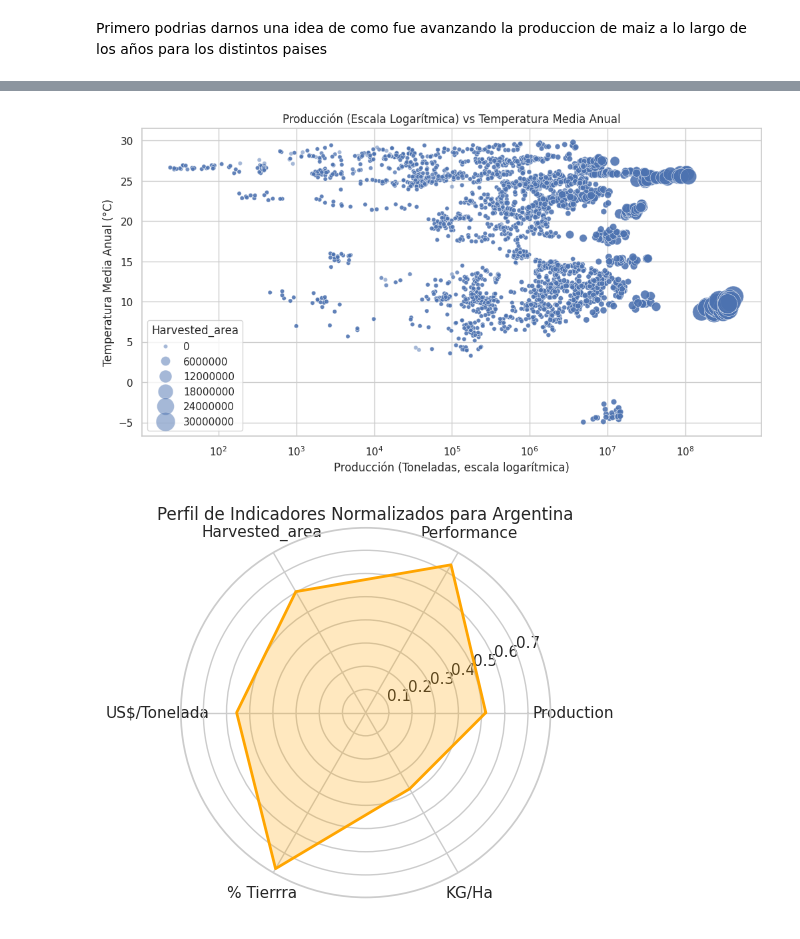
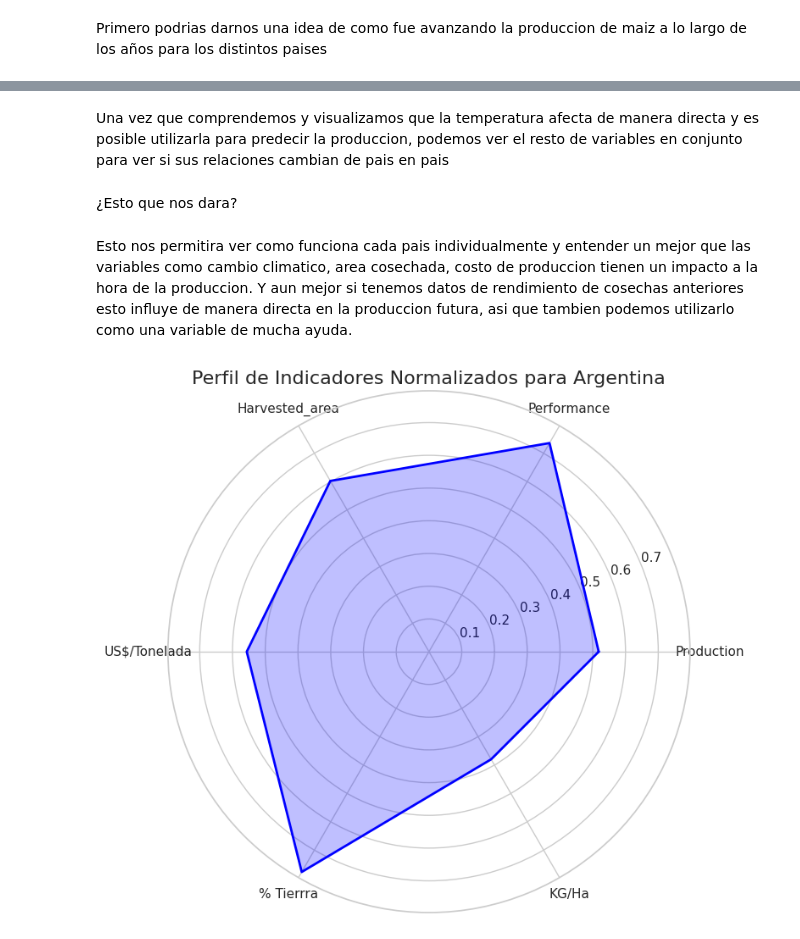
Before and after one commit to Nahuelito22/Data_StoryTelling_Ghilardi, a Jupyter notebook: PrediccionAgricola.ipynb, the cells around one changed output, grey strips where cells are left out. Cells and saved outputs as stored; diff of their text form; code cells hidden in the pictures.

```diff
--- a/PrediccionAgricola.ipynb
+++ b/PrediccionAgricola.ipynb
@@ -760,33 +894,34 @@ plt.show()
-# %%
-plt.figure(figsize=(12, 6))
-sns.scatterplot(data=dfPrediccionAgricola_imputado, x='Production', y='Annual Mean',
-                size='Harvested_area', sizes=(20, 500), alpha=0.5)
-plt.xscale('log')  # Usar escala logarítmica para la producción
-plt.title('Producción (Escala Logarítmica) vs Temperatura Media Anual')
-plt.xlabel('Producción (Toneladas, escala logarítmica)')
-plt.ylabel('Temperatura Media Anual (°C)')
-plt.show()
-# %% [output]
-[figure, removed]
+# %% [markdown]
+Una vez que comprendemos y visualizamos que la temperatura afecta de manera directa y es posible utilizarla para predecir la produccion, podemos ver el resto de variables en conjunto para ver si sus relaciones cambian de pais en pais
+# %% [markdown]
+¿Esto que nos dara?
+# %% [markdown]
+Esto nos permitira ver como funciona cada pais individualmente y entender un mejor que las variables como cambio climatico, area cosechada, costo de produccion tienen un impacto a la hora de la produccion.
+Y aun mejor si tenemos datos de rendimiento de cosechas anteriores esto influye de manera directa en la produccion futura, asi que tambien podemos utilizarlo como una variable de mucha ayuda.
 # %%
+import pandas as pd
+import numpy as np
+import matplotlib.pyplot as plt
 from math import pi
 
+# Asegúrate de que dfPrediccionAgricola_imputado esté disponible
 # Seleccionar un país específico
 country_data = dfPrediccionAgricola_imputado[dfPrediccionAgricola_imputado['Country'] == 'Argentina']
 categories = ['Production', 'Performance', 'Harvested_area', 'US$/Tonelada', '% Tierrra', 'KG/Ha']
 values = [country_data[cat].mean() / country_data[cat].max() for cat in categories]  # Normaliza
 
 N = len(categories)
 angles = [n / float(N) * 2 * pi for n in range(N)]
 values += values[:1]  # Para cerrar el círculo
 angles += angles[:1]
 
-ax = plt.subplot(111, polar=True)
+# Crear el gráfico
+fig, ax = plt.subplots(figsize=(8, 8), subplot_kw=dict(polar=True))
 plt.xticks(angles[:-1], categories)
-ax.plot(angles, values, color='orange', linewidth=2, linestyle='solid')
-ax.fill(angles, values, color='orange', alpha=0.25)
-plt.title('Perfil de Indicadores Normalizados para Argentina')
+ax.plot(angles, values, color='blue', linewidth=2, linestyle='solid')
+ax.fill(angles, values, color='blue', alpha=0.25)
+plt.title('Perfil de Indicadores Normalizados para Argentina', fontsize=16)
 plt.show()
 # %% [output]
-[figure, old version]
+[figure, new version]
 # %%
```
Also changed, not shown: parts of 16 cells of this notebook.
